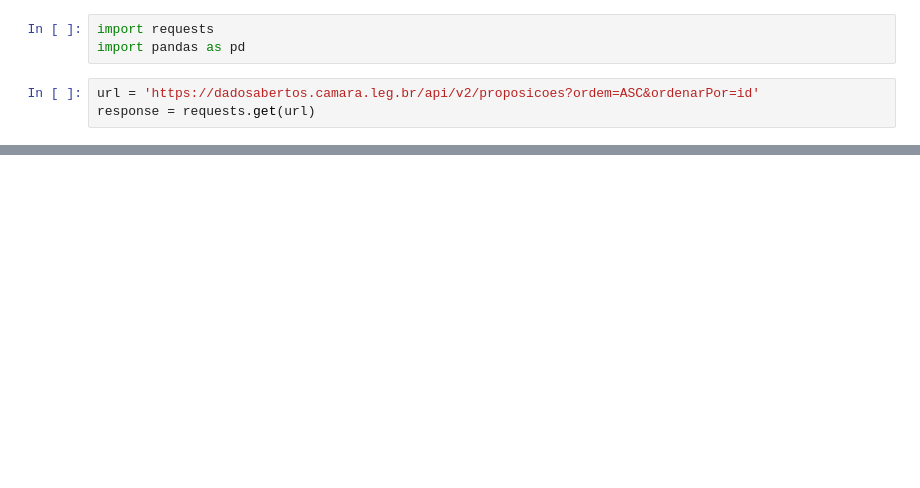
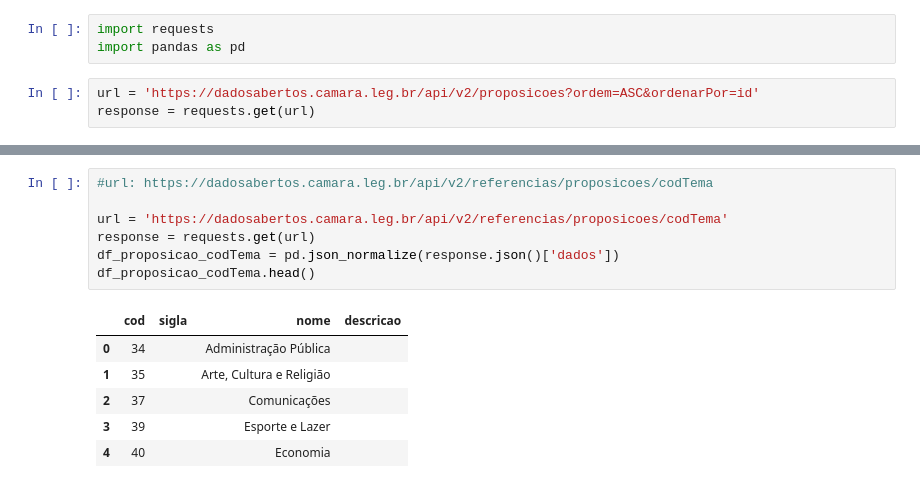
Before and after one commit to fcobbraga/dadosabertos-note, a Jupyter notebook: dadosabertos.ipynb, the cells around one changed output, grey strips where cells are left out. Saved outputs shown, nothing was run; the diff lists cells and outputs as text; blank space fills up the shorter version.

```diff
--- a/dadosabertos.ipynb
+++ b/dadosabertos.ipynb
@@ -37,0 +216,14 @@ df.head()
+# %%
+#url: https://dadosabertos.camara.leg.br/api/v2/referencias/proposicoes/codTema
+
+url = 'https://dadosabertos.camara.leg.br/api/v2/referencias/proposicoes/codTema'
+response = requests.get(url)
+df_proposicao_codTema = pd.json_normalize(response.json()['dados'])
+df_proposicao_codTema.head()
+# %% [output]
+|  | cod | sigla | nome | descricao |
+| 0 | 34 |  | Administração Pública |  |
+| 1 | 35 |  | Arte, Cultura e Religião |  |
+| 2 | 37 |  | Comunicações |  |
+| 3 | 39 |  | Esporte e Lazer |  |
+| 4 | 40 |  | Economia |  |
```
Also changed, not shown: parts of 26 cells of this notebook.
